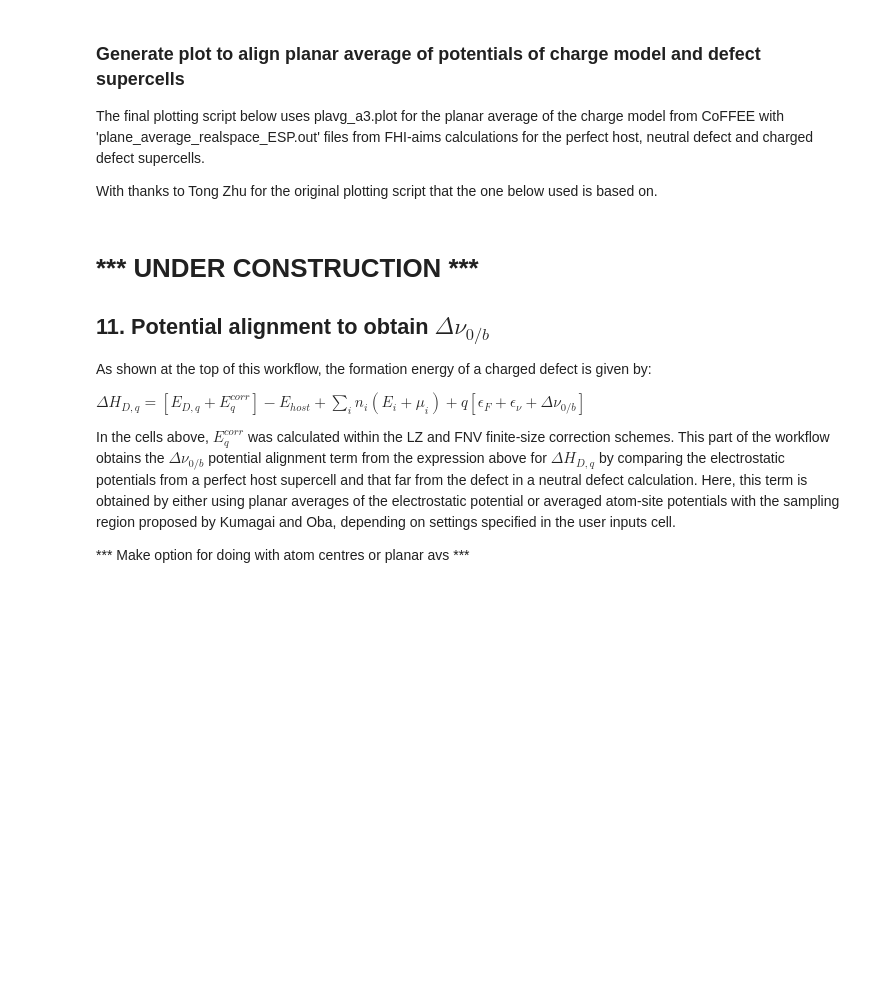
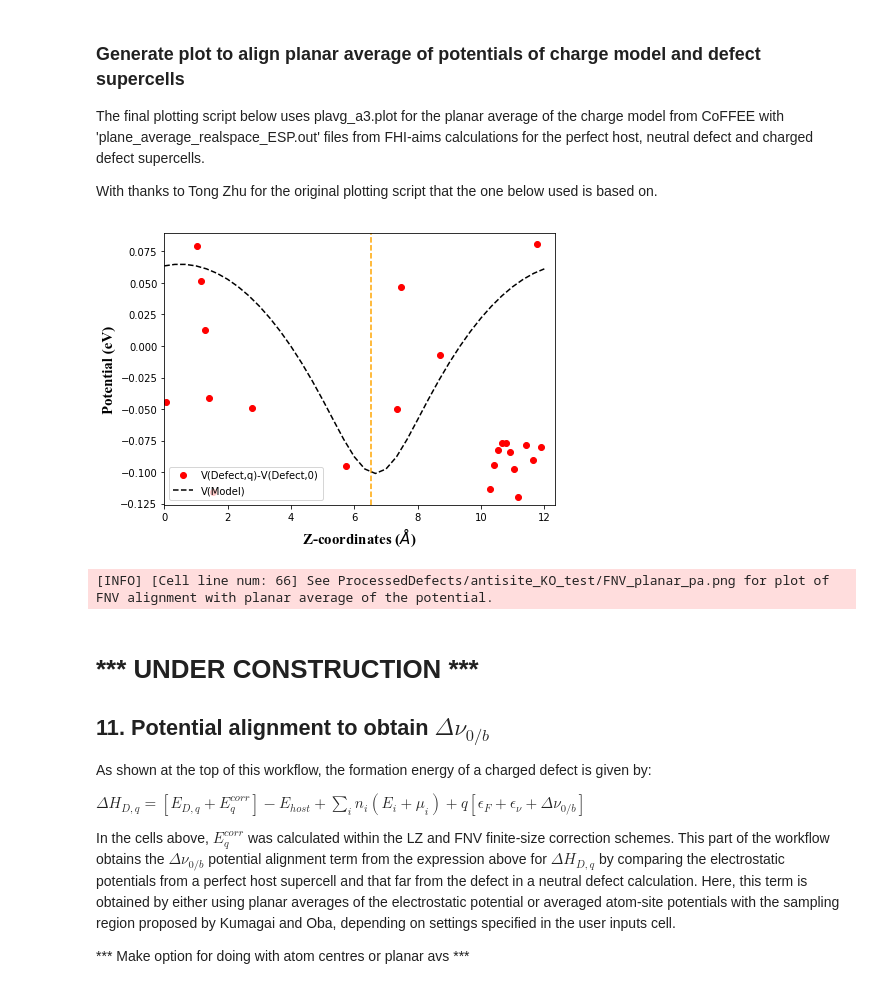
Before and after one commit to skw32/DefectCorrectionsNotebook, a Jupyter notebook: KO_DefectCorrectionsNotebook.ipynb, the cells around one changed output. Drawn from its saved outputs; the diff is of its cells as text; code cells hidden in the pictures; blank space fills up the shorter version.

```diff
--- a/KO_DefectCorrectionsNotebook.ipynb
+++ b/KO_DefectCorrectionsNotebook.ipynb
@@ -377,9 +389,9 @@ The values computed for all three supercells will be used in step 10b to obtain
 if FNV == True:
 
     # Charge model for 3x3x3 supercell of the supercell used in DFT calculations, use to obtain E_q^{per,3m}
-    ccf.run_CoFFEE_solver("coffee.py", defect_outputs_dir, 3, 3, 3, defect_geom, sigma, cutoff, defect_charge, defect_x, defect_y, defect_z, dielectric_xx, dielectric_yy, dielectric_zz)
+    ccf.run_CoFFEE_solver("./coffee.py", defect_outputs_dir, 3, 3, 3, defect_geom, sigma, cutoff, defect_charge, defect_x, defect_y, defect_z, dielectric_xx, dielectric_yy, dielectric_zz)
     # Charge model for 2x2x2 supercell of the supercell used in DFT calculations, use to obtain E_q^{per,3m}
-    ccf.run_CoFFEE_solver("coffee.py", defect_outputs_dir, 2, 2, 2, defect_geom, sigma, cutoff, defect_charge, defect_x, defect_y, defect_z, dielectric_xx, dielectric_yy, dielectric_zz)
+    ccf.run_CoFFEE_solver("./coffee.py", defect_outputs_dir, 2, 2, 2, defect_geom, sigma, cutoff, defect_charge, defect_x, defect_y, defect_z, dielectric_xx, dielectric_yy, dielectric_zz)
 
     # The 1x1x1 supercell (i.e. same as original defect supercell size) is run last
     # This is to ensure V_r.npy left in the directory is for this system for subsequent analysis
@@ -541,14 +553,10 @@ if FNV == True and atom_centered_pa == True:
     # Generate plot for atom centred potentials of CoFFEE charge model and FHI-aims output
     # (Adapted from bottom of Tong's original APA_script/plot.py)
 
-    host_planar_pot = os.path.join(path_to_host,"plane_average_realspace_ESP.out")
-    defect_planar_pot = os.path.join(path_to_defect,"plane_average_realspace_ESP.out")
-    host_atom_pot = os.path.join(path_to_host,"On-site_ESP.dat")
-    defect_atom_pot = os.path.join(path_to_defect,"On-site_ESP.dat")
-    shift_H = apa.read_free_atom_pot(host_planar_pot)
-    shift_D = apa.read_free_atom_pot(defect_planar_pot)
+    shift_H = apa.read_free_atom_pot(host_planeAv_pot)
+    shift_D = apa.read_free_atom_pot(charged_defect_planeAv_pot)
 
-    aims_atom_pots = apa.fhiaims_atomic_pot(host_atom_num,defect_atom_num,defect_line,lattice_vec,coords_array,host_atom_pot, defect_atom_pot,shift_H,shift_D)
+    aims_atom_pots = apa.fhiaims_atomic_pot(host_atom_num,defect_atom_num,defect_line,lattice_vec,coords_array,host_atom_pot, charged_defect_atom_pot,shift_H,shift_D)
     np.savetxt(os.path.join(defect_outputs_dir,'FHI-aims_atom_potentials.txt'),aims_atom_pots)
     volume = np.dot(lattice_vec[0,:],np.cross(lattice_vec[1,:],lattice_vec[2,:]))
 
@@ -562,7 +570,6 @@ if FNV == True and atom_centered_pa == True:
     Dim = len(Diff)
     number = 0
     value = 0
-
 
     for i in range(Dim):
         #print(Model[i,0])
@@ -598,7 +605,7 @@ if FNV == True and atom_centered_pa == True:
     plt.legend()
     plt.xlabel(r'Distance from Defect ($\AA$)',fontsize=15,fontname = "Times New Roman")
     plt.ylabel('Potential (eV)',fontsize=15,fontname = "Times New Roman")
-    plt.savefig(os.path.join(defect_outputs_dir,FNV_atom_pa_file),dpi=600)
+    plt.savefig(FNV_atom_pa_file,dpi=600)
 
     logger.info("See "+str(FNV_atom_pa_file)+" for plot of FNV alignment with atom potentials.")
 # %% [output]
@@ -687,9 +694,9 @@ if FNV == True and planar_av_pa == True:
     lattice_constant_z = supercell_dims[2]
     Defect_pos = defect_z
     # Locations from FHI-aims output files
-    Origin_F = os.path.join(path_to_host,"plane_average_realspace_ESP.out")
-    Defect_neutral_F = os.path.join(path_to_neutral,"plane_average_realspace_ESP.out")
-    Defect_charge_F = os.path.join(path_to_defect,"plane_average_realspace_ESP.out")
+    Origin_F = host_planeAv_pot
+    Defect_neutral_F = neutral_defect_planeAv_pot
+    Defect_charge_F = charged_defect_planeAv_pot
     Defect_model_F = "plavg_a3.plot"
     # Check FHI-aims outputs exist before trying to generate plot
     if not os.path.exists(Origin_F) or not os.path.exists(Defect_neutral_F) or not os.path.exists(Defect_charge_F):
@@ -713,34 +720,37 @@ if FNV == True and planar_av_pa == True:
     plt.legend()
     plt.xlabel(r'Z-coordinates ($\AA$)',fontsize=15,fontname = "Times New Roman")
     plt.ylabel('Potential (eV)',fontsize=15,fontname = "Times New Roman")
     #plt.savefig("V0-Vhost",dpi=600)
 
     #begin plot    V(Defect,charge) - V(Defect,0) and   V_Model
     offset_d2, defect_charge_pot = ptt.read_file(Defect_charge_F)
     Model = np.loadtxt(Defect_model_F)
     X1 = defect_charge_pot[:,0]
     Y1 = defect_charge_pot[:,1]*Ha_eV-offset_d2 - (defect_neutral_pot[:,1]*Ha_eV-offset_d)
     X_model = Model[:,0]*b_A
     Y_model = Model[:,1]*-1.0
 
     Y_min = min(Y_model)
     Y_max = max(Y_model)
     Ymin = Y_min - 0.15*(Y_max-Y_min)
     Ymax = Y_max + 0.15*(Y_max-Y_min)
 
     plt.clf()
     plt.xlim((0,lattice_constant_z))
     plt.ylim((Ymin,Ymax))
     plt.axvline(x=Defect_pos,linestyle='--',color='orange')
     plt.plot(X1,Y1,'or',label='V(Defect,q)-V(Defect,0)')
     plt.plot(X_model,Y_model,'--k',label='V(Model)')
     plt.legend()
     plt.xlabel(r'Z-coordinates ($\AA$)',fontsize=15,fontname = "Times New Roman")
     plt.ylabel('Potential (eV)',fontsize=15,fontname = "Times New Roman")
-    plt.savefig(os.path.join(defect_outputs_dir,FNV_planar_pa_file),dpi=600)
+    plt.savefig(FNV_planar_pa_file,dpi=600)
     plt.show(block=False)
 
     logger.info("See "+str(FNV_planar_pa_file)+" for plot of FNV alignment with planar average of the potential.")
+# %% [output]
+[figure, added]
+[INFO] [Cell line num: 66] See ProcessedDefects/antisite_KO_test/FNV_planar_pa.png for plot of FNV alignment with planar average of the potential.
 # %% [markdown]
 # *** UNDER CONSTRUCTION ***
 
```
Also changed, not shown: parts of 14 cells of this notebook.
